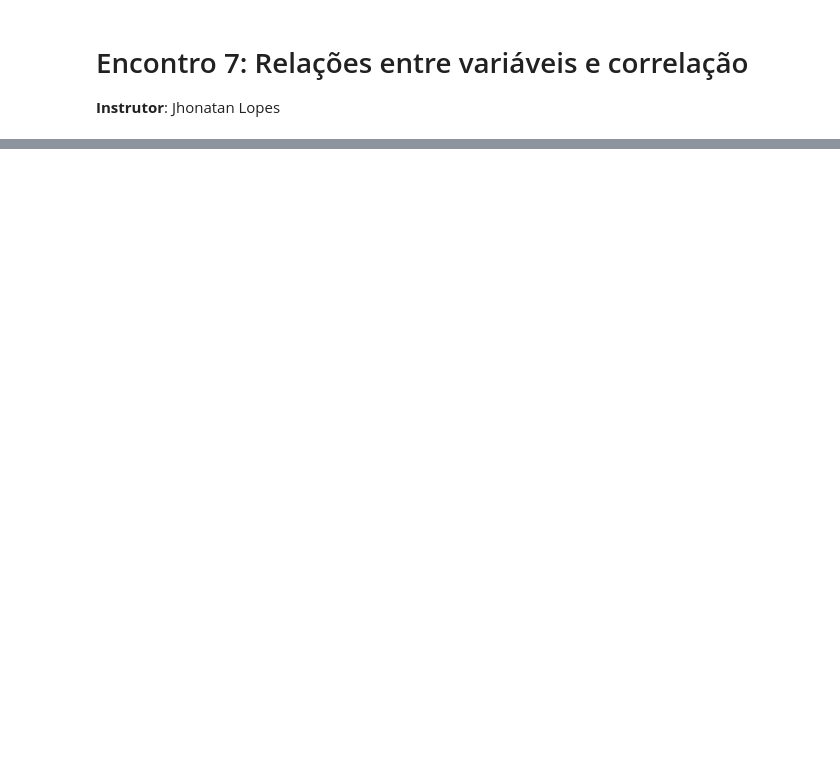
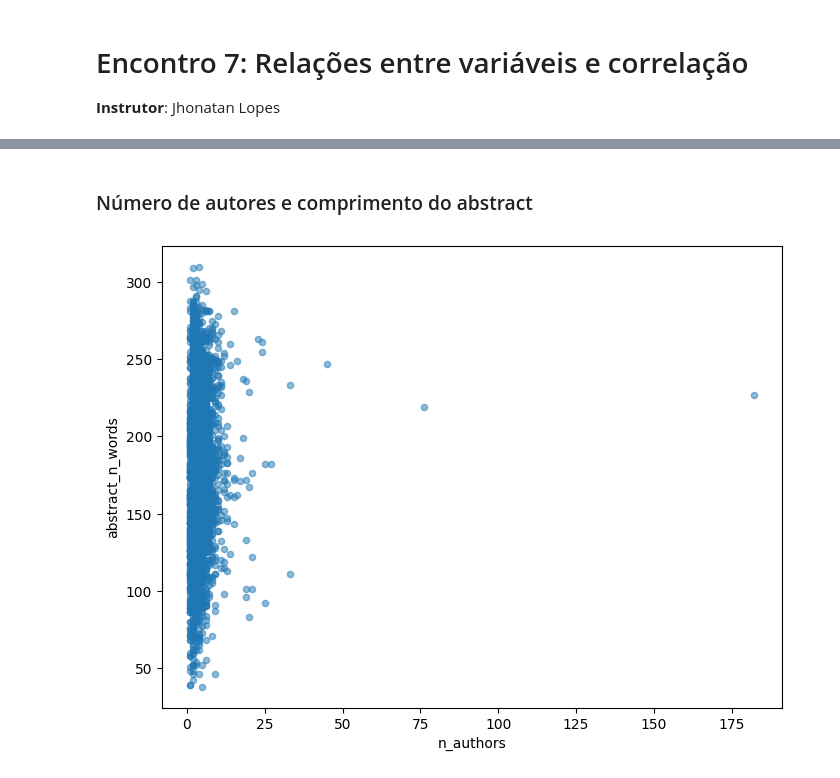
Before and after one commit to jhlopesalves/eda_humanidades, a Jupyter notebook: encontro_7/enc_7.ipynb, the cells around one changed output, grey strips where cells are left out. Cells and saved outputs as stored; diff of their text form; code cells hidden in the pictures; blank space fills up the shorter version.

```diff
--- a/encontro_7/enc_7.ipynb
+++ b/encontro_7/enc_7.ipynb
@@ -23,0 +75,14 @@ arxiv_df = pd.read_csv(
+# %% [markdown]
+### Número de autores e comprimento do abstract
+# %%
+arxiv_df.plot(
+    kind="scatter",
+    x="n_authors",
+    y="abstract_n_words",
+    alpha=0.5,
+    figsize=(8, 6),
+)
+
+plt.show()
+# %% [output]
+[figure, added]
```
Also changed, not shown: parts of 20 cells of this notebook.
